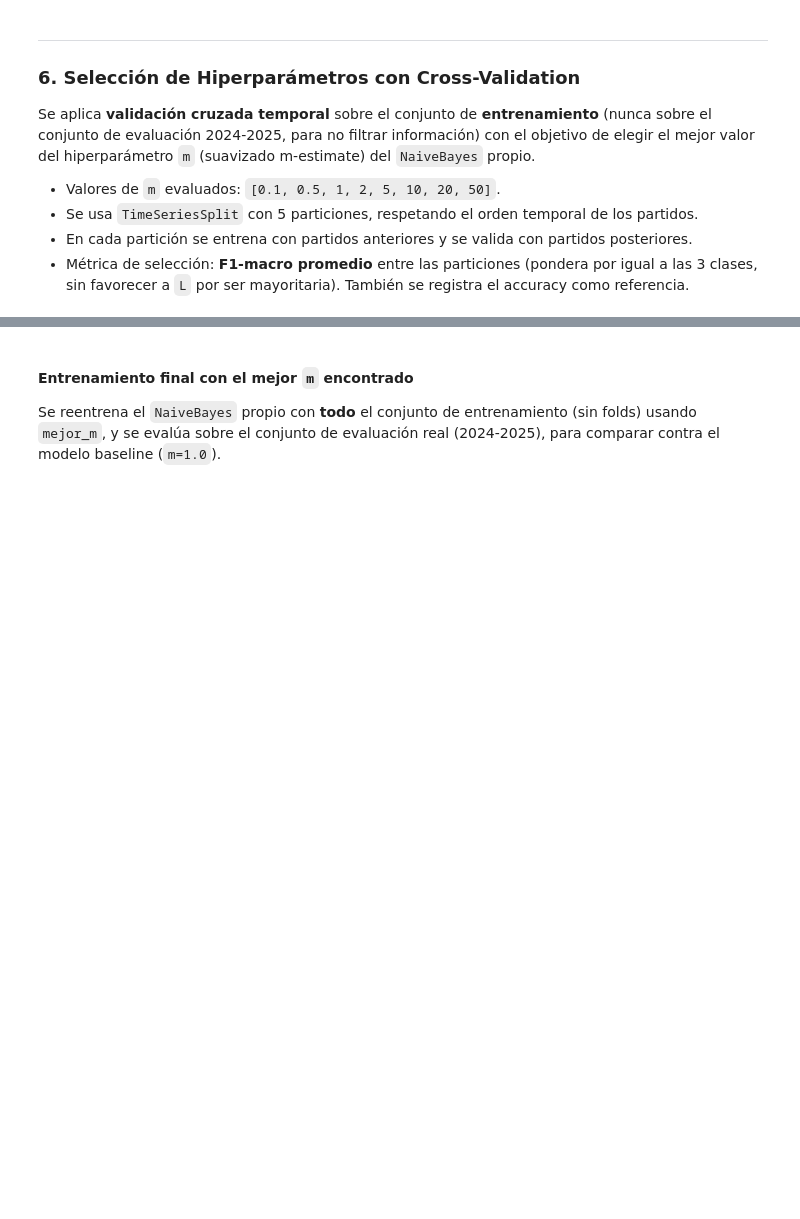
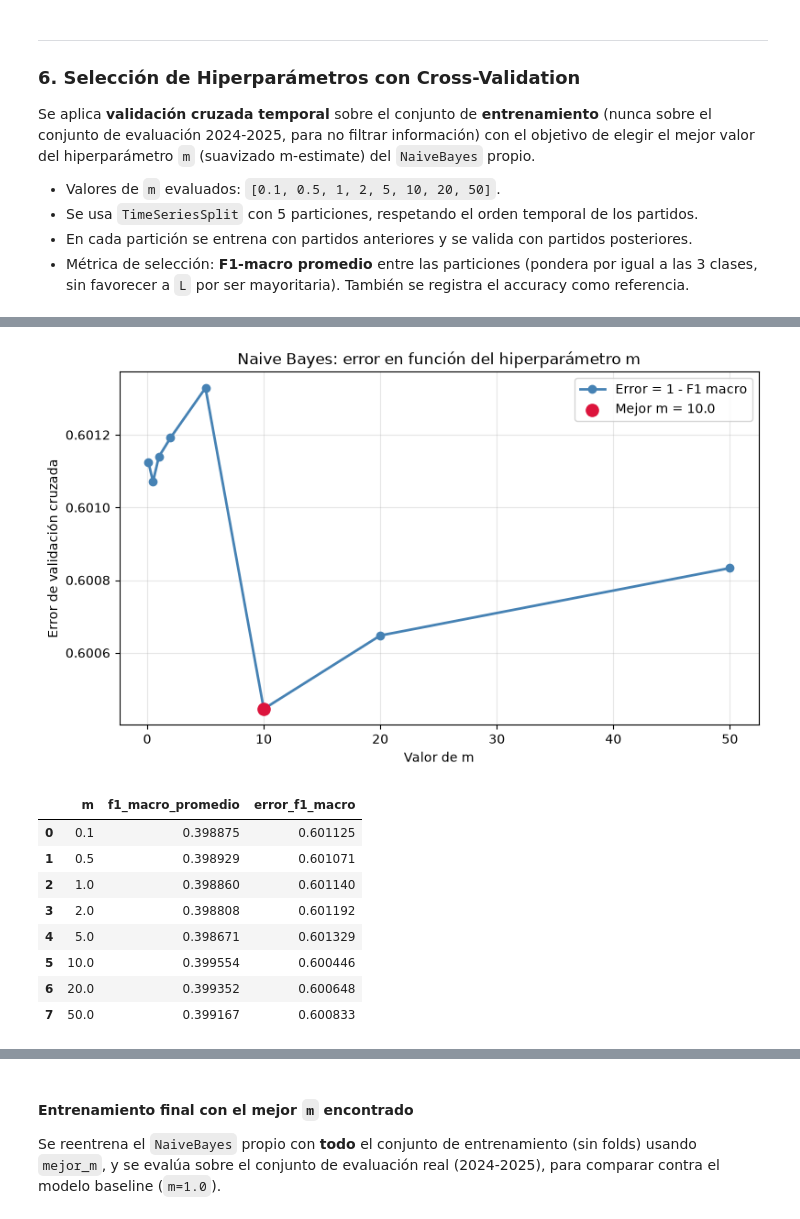
Before and after one commit to lugonca20/aprendaut_labs, a Jupyter notebook: tarea1/prueba_pipeline.ipynb, the cells around one changed output, grey strips where cells are left out. Cells and saved outputs as stored; diff of their text form; code cells hidden in the pictures; blank space fills up the shorter version.

```diff
--- a/tarea1/prueba_pipeline.ipynb
+++ b/tarea1/prueba_pipeline.ipynb
@@ -443,3 +755,46 @@ resultados_cv_df
+# %%
+import matplotlib.pyplot as plt
+
+resultados_cv_ordenados = resultados_cv_df.sort_values('m').reset_index(drop=True).copy()
+resultados_cv_ordenados['error_f1_macro'] = 1 - resultados_cv_ordenados['f1_macro_promedio']
+mejor_fila_plot = resultados_cv_ordenados.loc[resultados_cv_ordenados['f1_macro_promedio'].idxmax()]
+
+plt.figure(figsize=(9, 5))
+plt.plot(
+    resultados_cv_ordenados['m'],
+    resultados_cv_ordenados['error_f1_macro'],
+    marker='o',
+    linewidth=2,
+    color='steelblue',
+    label='Error = 1 - F1 macro'
+)
+plt.scatter(
+    mejor_fila_plot['m'],
+    mejor_fila_plot['error_f1_macro'],
+    color='crimson',
+    s=90,
+    zorder=3,
+    label=f"Mejor m = {mejor_fila_plot['m']}"
+)
+plt.xlabel('Valor de m')
+plt.ylabel('Error de validación cruzada')
+plt.title('Naive Bayes: error en función del hiperparámetro m')
+plt.grid(alpha=0.3)
+plt.legend()
+plt.show()
+
+resultados_cv_ordenados[['m', 'f1_macro_promedio', 'error_f1_macro']]
+# %% [output]
+[figure, added]
+|  | m | f1_macro_promedio | error_f1_macro |
+| 0 | 0.1 | 0.398875 | 0.601125 |
+| 1 | 0.5 | 0.398929 | 0.601071 |
+| 2 | 1.0 | 0.398860 | 0.601140 |
+| 3 | 2.0 | 0.398808 | 0.601192 |
+| 4 | 5.0 | 0.398671 | 0.601329 |
+| 5 | 10.0 | 0.399554 | 0.600446 |
+| 6 | 20.0 | 0.399352 | 0.600648 |
+| 7 | 50.0 | 0.399167 | 0.600833 |
 # %%
 mejor_fila = resultados_cv_df.iloc[0]
 mejor_m = mejor_fila['m']
```
Also changed, not shown: parts of 28 cells of this notebook, 1 other file.
